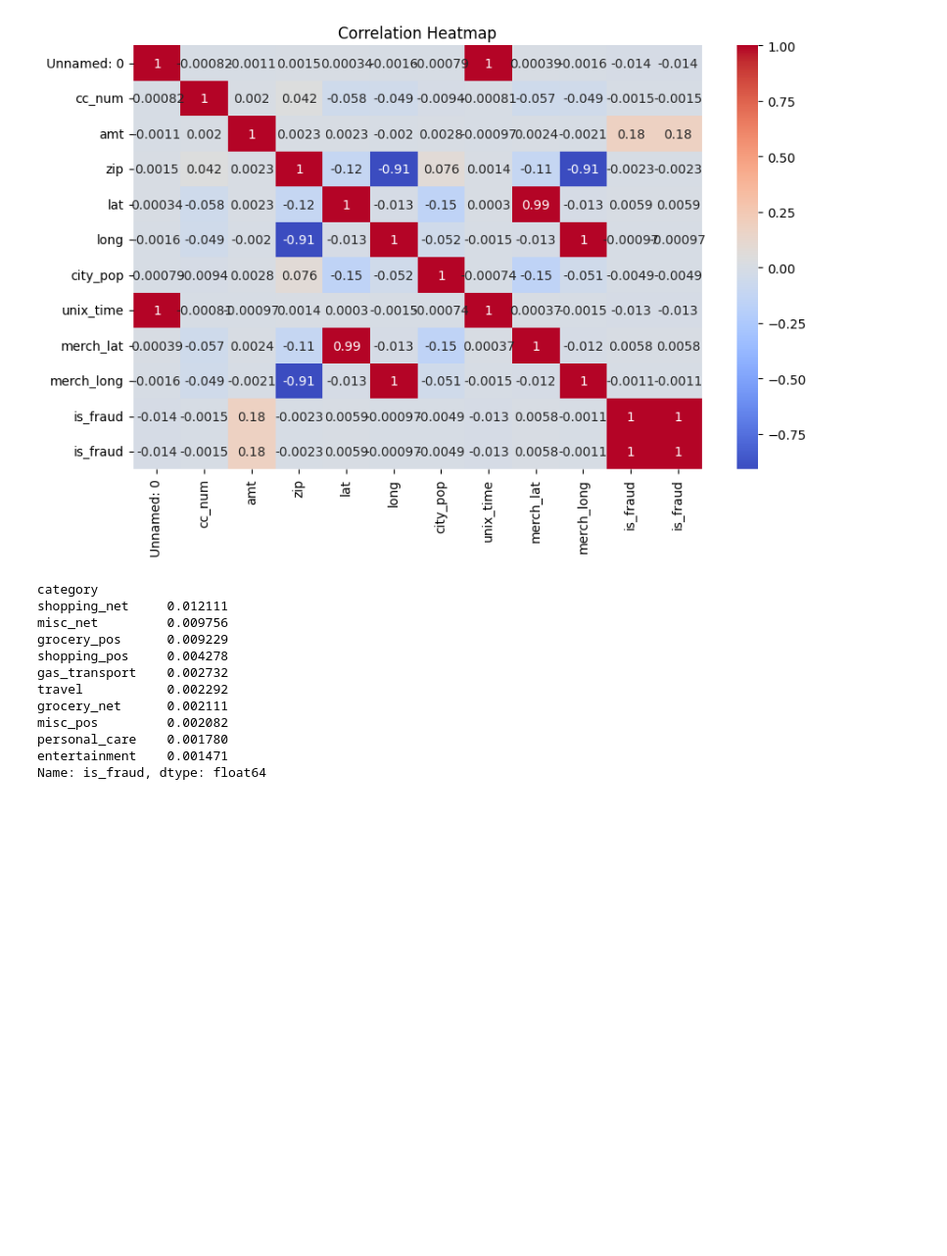
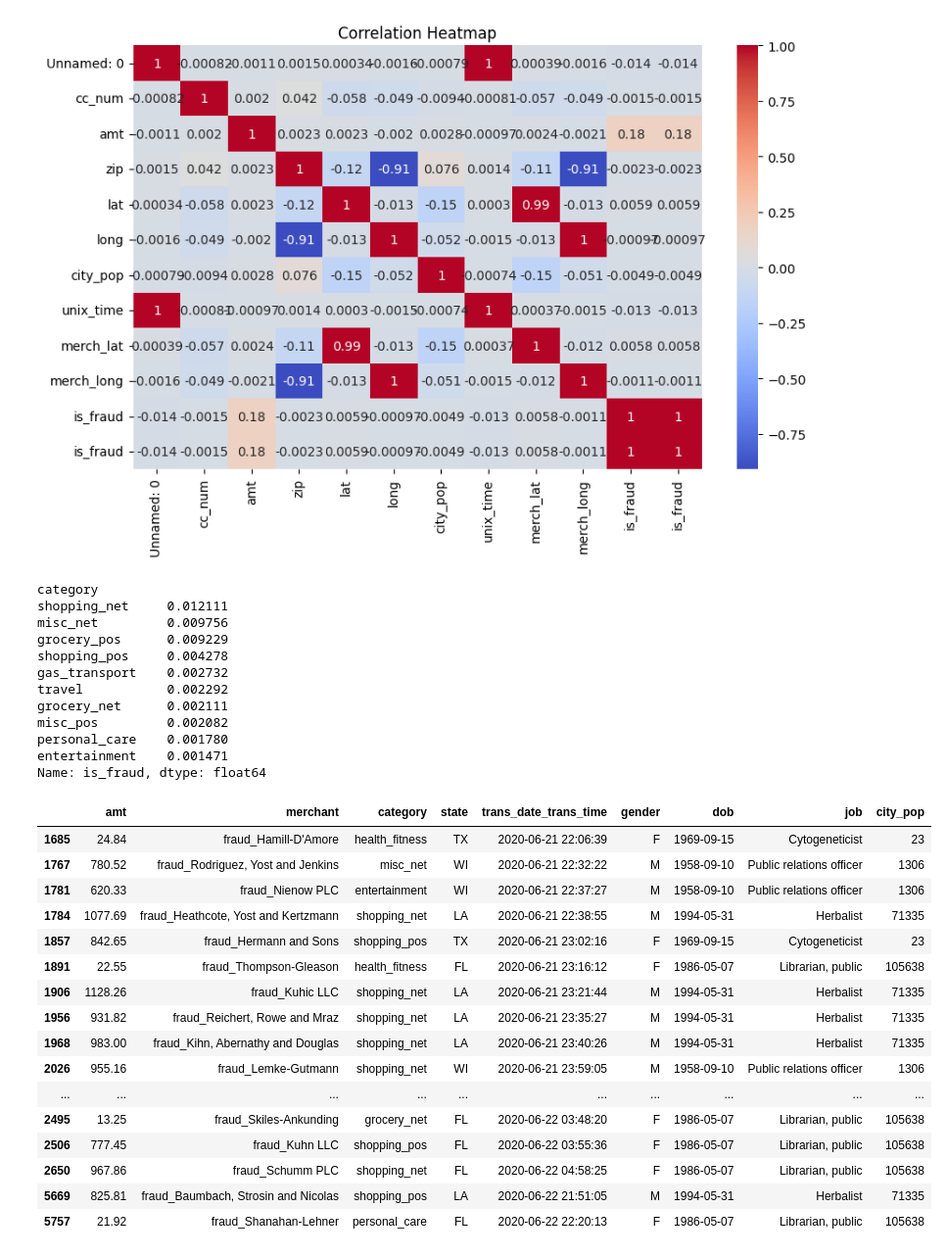
Before and after one commit to ineffablepuma/credit-card-fraud-detection, a Jupyter notebook: notebooks/01_eda.ipynb, the cells around one changed output. Shown at 98% size. Drawn from its saved outputs; the diff is of its cells as text; code cells hidden in the pictures; blank space fills up the shorter version.

```diff
--- a/notebooks/01_eda.ipynb
+++ b/notebooks/01_eda.ipynb
@@ -179,3 +179,27 @@ misc_pos         0.002082
 personal_care    0.001780
 entertainment    0.001471
 Name: is_fraud, dtype: float64
+# %%
+fraud_df = df[df['is_fraud'] == 1][
+    [ 'amt', 'merchant', 'category', 'state', 'trans_date_trans_time', 'gender', 'dob', 'job','city_pop']
+]
+# %%
+fraud_df.head(20)
+# %% [output]
+|  | amt | merchant | category | state | trans_date_trans_time | gender | dob | job | city_pop |
+| 1685 | 24.84 | fraud_Hamill-D'Amore | health_fitness | TX | 2020-06-21 22:06:39 | F | 1969-09-15 | Cytogeneticist | 23 |
+| 1767 | 780.52 | fraud_Rodriguez, Yost and Jenkins | misc_net | WI | 2020-06-21 22:32:22 | M | 1958-09-10 | Public relations officer | 1306 |
+| 1781 | 620.33 | fraud_Nienow PLC | entertainment | WI | 2020-06-21 22:37:27 | M | 1958-09-10 | Public relations officer | 1306 |
+| 1784 | 1077.69 | fraud_Heathcote, Yost and Kertzmann | shopping_net | LA | 2020-06-21 22:38:55 | M | 1994-05-31 | Herbalist | 71335 |
+| 1857 | 842.65 | fraud_Hermann and Sons | shopping_pos | TX | 2020-06-21 23:02:16 | F | 1969-09-15 | Cytogeneticist | 23 |
+| 1891 | 22.55 | fraud_Thompson-Gleason | health_fitness | FL | 2020-06-21 23:16:12 | F | 1986-05-07 | Librarian, public | 105638 |
+| 1906 | 1128.26 | fraud_Kuhic LLC | shopping_net | LA | 2020-06-21 23:21:44 | M | 1994-05-31 | Herbalist | 71335 |
+| 1956 | 931.82 | fraud_Reichert, Rowe and Mraz | shopping_net | LA | 2020-06-21 23:35:27 | M | 1994-05-31 | Herbalist | 71335 |
+| 1968 | 983.00 | fraud_Kihn, Abernathy and Douglas | shopping_net | LA | 2020-06-21 23:40:26 | M | 1994-05-31 | Herbalist | 71335 |
+| 2026 | 955.16 | fraud_Lemke-Gutmann | shopping_net | WI | 2020-06-21 23:59:05 | M | 1958-09-10 | Public relations officer | 1306 |
+| ... | ... | ... | ... | ... | ... | ... | ... | ... | ... |
+| 2495 | 13.25 | fraud_Skiles-Ankunding | grocery_net | FL | 2020-06-22 03:48:20 | F | 1986-05-07 | Librarian, public | 105638 |
+| 2506 | 777.45 | fraud_Kuhn LLC | shopping_pos | FL | 2020-06-22 03:55:36 | F | 1986-05-07 | Librarian, public | 105638 |
+| 2650 | 967.86 | fraud_Schumm PLC | shopping_net | FL | 2020-06-22 04:58:25 | F | 1986-05-07 | Librarian, public | 105638 |
+| 5669 | 825.81 | fraud_Baumbach, Strosin and Nicolas | shopping_pos | LA | 2020-06-22 21:51:05 | M | 1994-05-31 | Herbalist | 71335 |
+| 5757 | 21.92 | fraud_Shanahan-Lehner | personal_care | FL | 2020-06-22 22:20:13 | F | 1986-05-07 | Librarian, public | 105638 |
```
Also changed, not shown: 4 other files.
